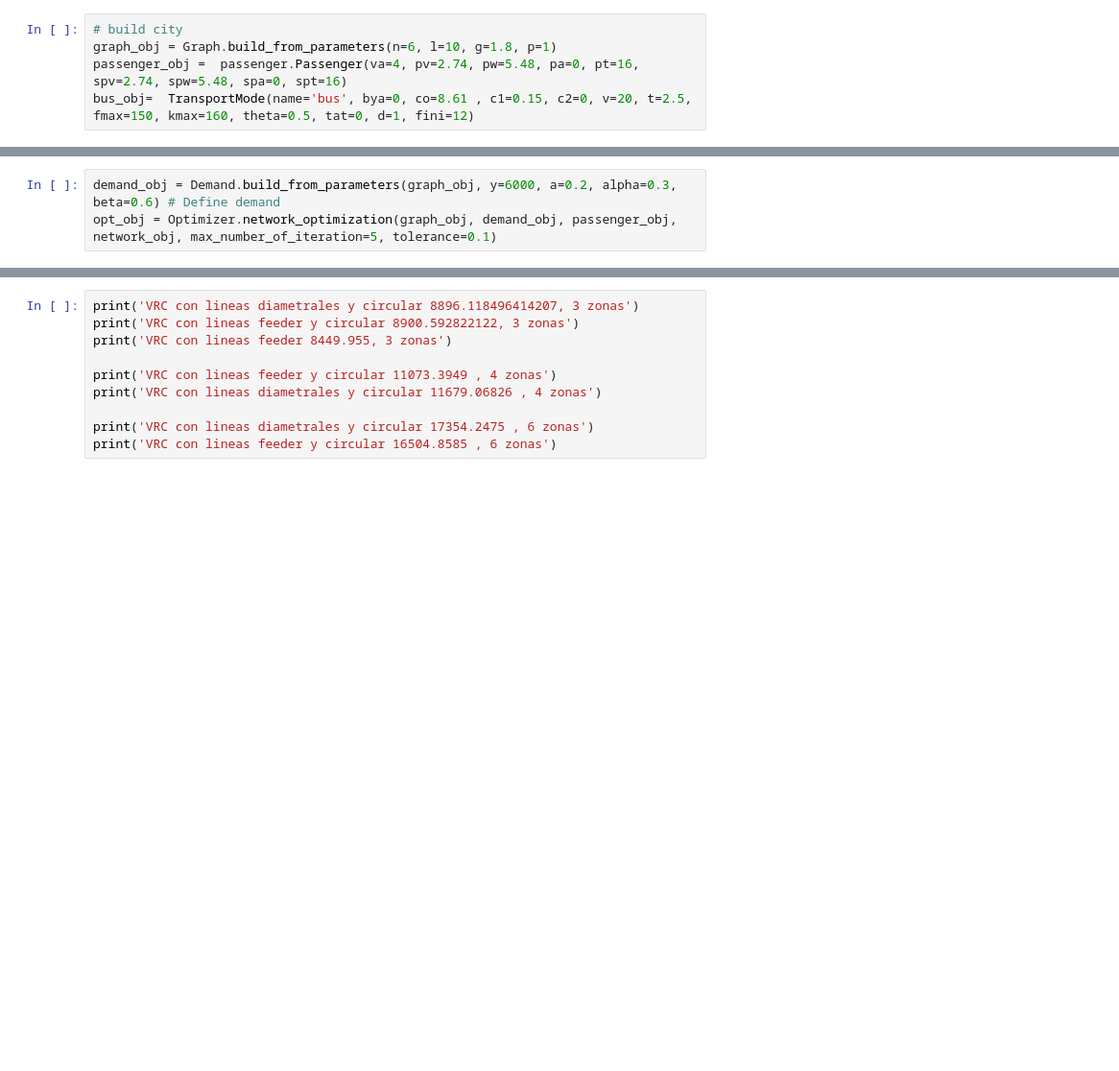
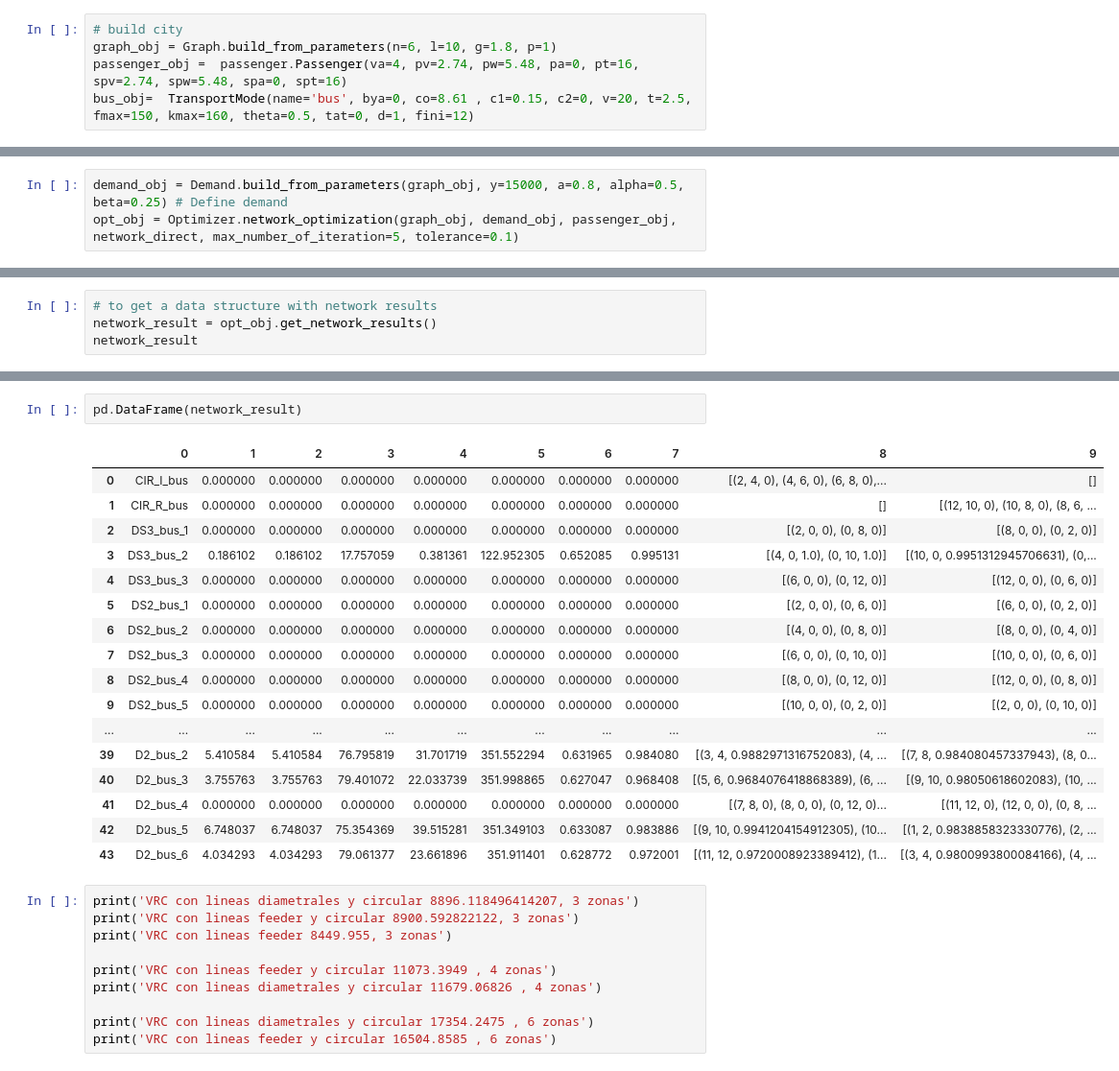
Before and after one commit to valeegomex/Genetic-algorithm-parametric-city, a Jupyter notebook: Resultados_estrategicos.ipynb, the cells around one changed output, grey strips where cells are left out. Shown at 96% size. Cells and saved outputs as stored; diff of their text form; blank space fills up the shorter version.

Commit message:
actualizacion resultados estrategicos

```diff
--- a/Resultados_estrategicos.ipynb
+++ b/Resultados_estrategicos.ipynb
@@ -53,6 +102,6 @@ F_bus_6
 # %%
-demand_obj = Demand.build_from_parameters(graph_obj, y=6000, a=0.2, alpha=0.3, beta=0.6) # Define demand
-opt_obj = Optimizer.network_optimization(graph_obj, demand_obj, passenger_obj, network_obj, max_number_of_iteration=5, tolerance=0.1)
+demand_obj = Demand.build_from_parameters(graph_obj, y=15000, a=0.8, alpha=0.5, beta=0.25) # Define demand
+opt_obj = Optimizer.network_optimization(graph_obj, demand_obj, passenger_obj, network_direct, max_number_of_iteration=5, tolerance=0.1)
 # %% [output]
 INFO:sidermit.optimization.optimizer:Internal optimization
         Success: True
@@ -73,0 +123,4 @@ INFO:sidermit.optimization.optimizer:Internal optimization
+# %%
+# to get a data structure with network results
+network_result = opt_obj.get_network_results()
+network_result
@@ -74,3 +145,23 @@ INFO:sidermit.optimization.optimizer:Internal optimization
+# %%
+pd.DataFrame(network_result)
+# %% [output]
+|  | 0 | 1 | 2 | 3 | 4 | 5 | 6 | 7 | 8 | 9 |
+| 0 | CIR_I_bus | 0.000000 | 0.000000 | 0.000000 | 0.000000 | 0.000000 | 0.000000 | 0.000000 | [(2, 4, 0), (4, 6, 0), (6, 8, 0),... | [] |
+| 1 | CIR_R_bus | 0.000000 | 0.000000 | 0.000000 | 0.000000 | 0.000000 | 0.000000 | 0.000000 | [] | [(12, 10, 0), (10, 8, 0), (8, 6, ... |
+| 2 | DS3_bus_1 | 0.000000 | 0.000000 | 0.000000 | 0.000000 | 0.000000 | 0.000000 | 0.000000 | [(2, 0, 0), (0, 8, 0)] | [(8, 0, 0), (0, 2, 0)] |
+| 3 | DS3_bus_2 | 0.186102 | 0.186102 | 17.757059 | 0.381361 | 122.952305 | 0.652085 | 0.995131 | [(4, 0, 1.0), (0, 10, 1.0)] | [(10, 0, 0.9951312945706631), (0,... |
+| 4 | DS3_bus_3 | 0.000000 | 0.000000 | 0.000000 | 0.000000 | 0.000000 | 0.000000 | 0.000000 | [(6, 0, 0), (0, 12, 0)] | [(12, 0, 0), (0, 6, 0)] |
+| 5 | DS2_bus_1 | 0.000000 | 0.000000 | 0.000000 | 0.000000 | 0.000000 | 0.000000 | 0.000000 | [(2, 0, 0), (0, 6, 0)] | [(6, 0, 0), (0, 2, 0)] |
+| 6 | DS2_bus_2 | 0.000000 | 0.000000 | 0.000000 | 0.000000 | 0.000000 | 0.000000 | 0.000000 | [(4, 0, 0), (0, 8, 0)] | [(8, 0, 0), (0, 4, 0)] |
+| 7 | DS2_bus_3 | 0.000000 | 0.000000 | 0.000000 | 0.000000 | 0.000000 | 0.000000 | 0.000000 | [(6, 0, 0), (0, 10, 0)] | [(10, 0, 0), (0, 6, 0)] |
+| 8 | DS2_bus_4 | 0.000000 | 0.000000 | 0.000000 | 0.000000 | 0.000000 | 0.000000 | 0.000000 | [(8, 0, 0), (0, 12, 0)] | [(12, 0, 0), (0, 8, 0)] |
+| 9 | DS2_bus_5 | 0.000000 | 0.000000 | 0.000000 | 0.000000 | 0.000000 | 0.000000 | 0.000000 | [(10, 0, 0), (0, 2, 0)] | [(2, 0, 0), (0, 10, 0)] |
+| ... | ... | ... | ... | ... | ... | ... | ... | ... | ... | ... |
+| 39 | D2_bus_2 | 5.410584 | 5.410584 | 76.795819 | 31.701719 | 351.552294 | 0.631965 | 0.984080 | [(3, 4, 0.9882971316752083), (4, ... | [(7, 8, 0.984080457337943), (8, 0... |
+| 40 | D2_bus_3 | 3.755763 | 3.755763 | 79.401072 | 22.033739 | 351.998865 | 0.627047 | 0.968408 | [(5, 6, 0.9684076418868389), (6, ... | [(9, 10, 0.98050618602083), (10, ... |
+| 41 | D2_bus_4 | 0.000000 | 0.000000 | 0.000000 | 0.000000 | 0.000000 | 0.000000 | 0.000000 | [(7, 8, 0), (8, 0, 0), (0, 12, 0)... | [(11, 12, 0), (12, 0, 0), (0, 8, ... |
+| 42 | D2_bus_5 | 6.748037 | 6.748037 | 75.354369 | 39.515281 | 351.349103 | 0.633087 | 0.983886 | [(9, 10, 0.9941204154912305), (10... | [(1, 2, 0.9838858323330776), (2, ... |
+| 43 | D2_bus_6 | 4.034293 | 4.034293 | 79.061377 | 23.661896 | 351.911401 | 0.628772 | 0.972001 | [(11, 12, 0.9720008923389412), (1... | [(3, 4, 0.9800993800084166), (4, ... |
 # %%
 print('VRC con lineas diametrales y circular 8896.118496414207, 3 zonas')
 print('VRC con lineas feeder y circular 8900.592822122, 3 zonas')
```
Also changed, not shown: parts of 7 cells of this notebook.
